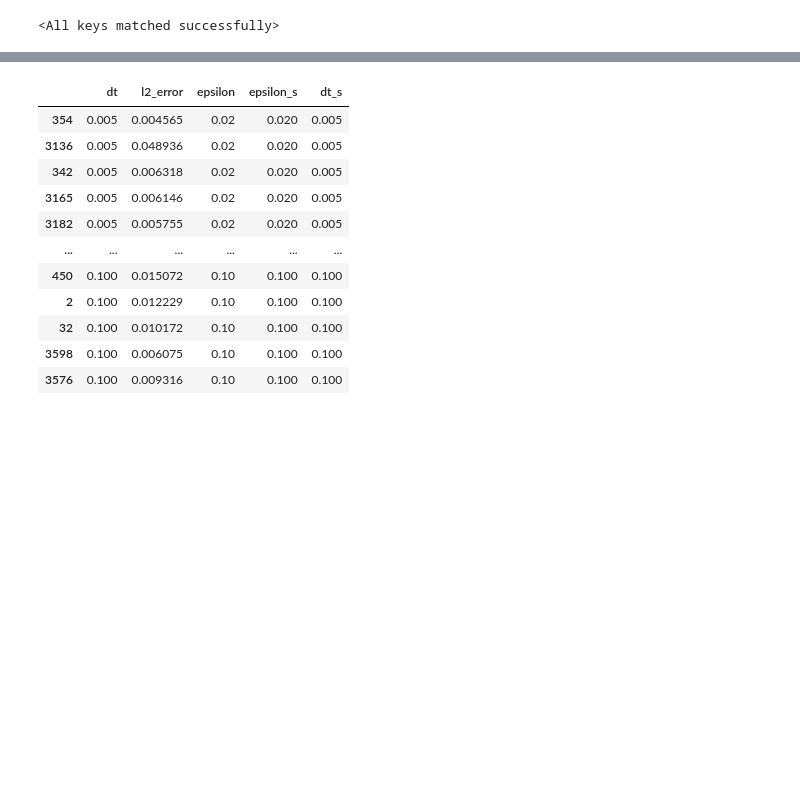
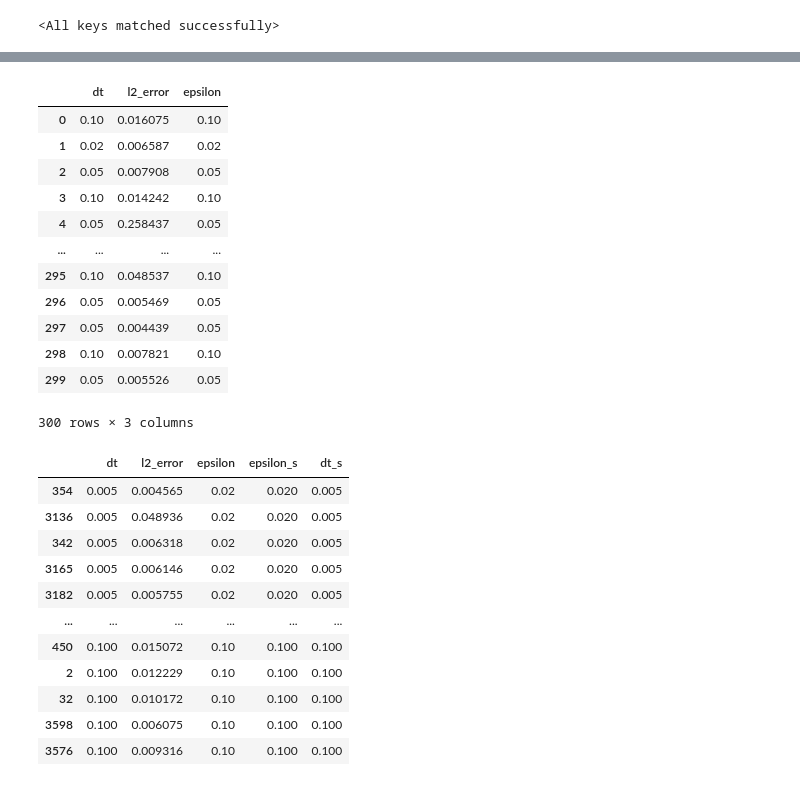
Before and after one commit to benedict-armstrong/FNO-for-Phase-Field-Dynamics, a Jupyter notebook: eval_test.ipynb, the cells around one changed output, grey strips where cells are left out. Drawn from its saved outputs; the diff is of its cells as text; code cells hidden in the pictures; blank space fills up the shorter version.

```diff
--- a/eval_test.ipynb
+++ b/eval_test.ipynb
@@ -47,3 +94,19 @@ Test Relative L2 error: 0.0200
+# %%
+errors_gmm
+# %% [output]
+|  | dt | l2_error | epsilon |
+| 0 | 0.10 | 0.016075 | 0.10 |
+| 1 | 0.02 | 0.006587 | 0.02 |
+| 2 | 0.05 | 0.007908 | 0.05 |
+| 3 | 0.10 | 0.014242 | 0.10 |
+| 4 | 0.05 | 0.258437 | 0.05 |
+| ... | ... | ... | ... |
+| 295 | 0.10 | 0.048537 | 0.10 |
+| 296 | 0.05 | 0.005469 | 0.05 |
+| 297 | 0.05 | 0.004439 | 0.05 |
+| 298 | 0.10 | 0.007821 | 0.10 |
+| 299 | 0.05 | 0.005526 | 0.05 |
+300 rows × 3 columns
 # %%
 df = pd.DataFrame(errors)
 df["epsilon_s"] = df["epsilon"].apply(lambda x: f"{x:.3f}")
```
Also changed, not shown: parts of 7 cells of this notebook, 12 other files.
